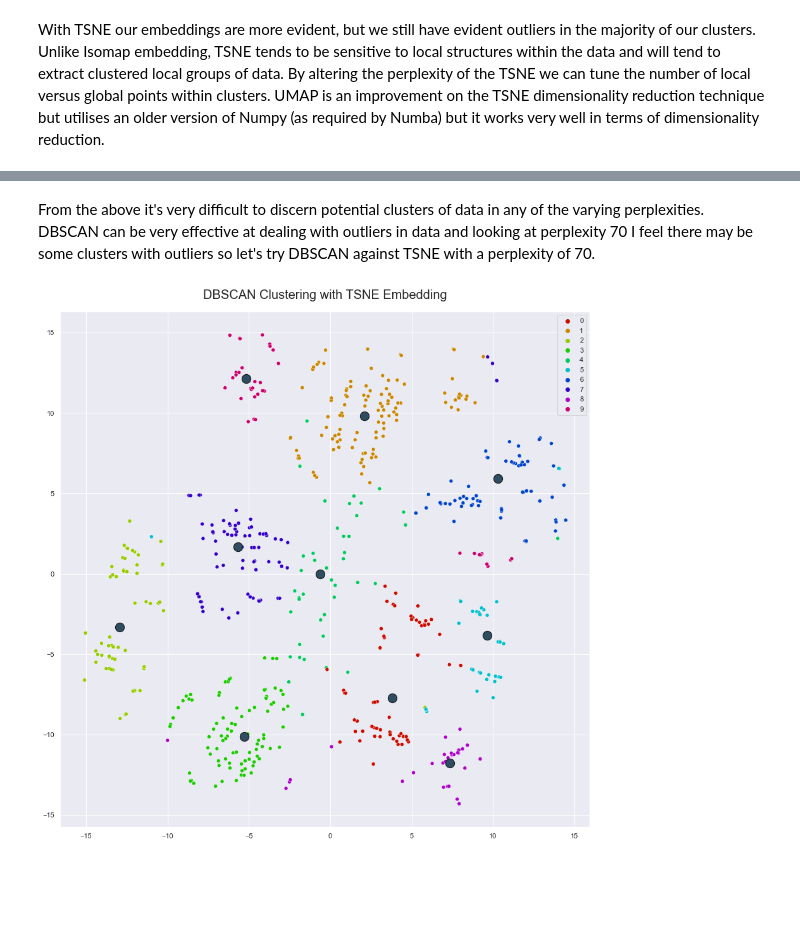
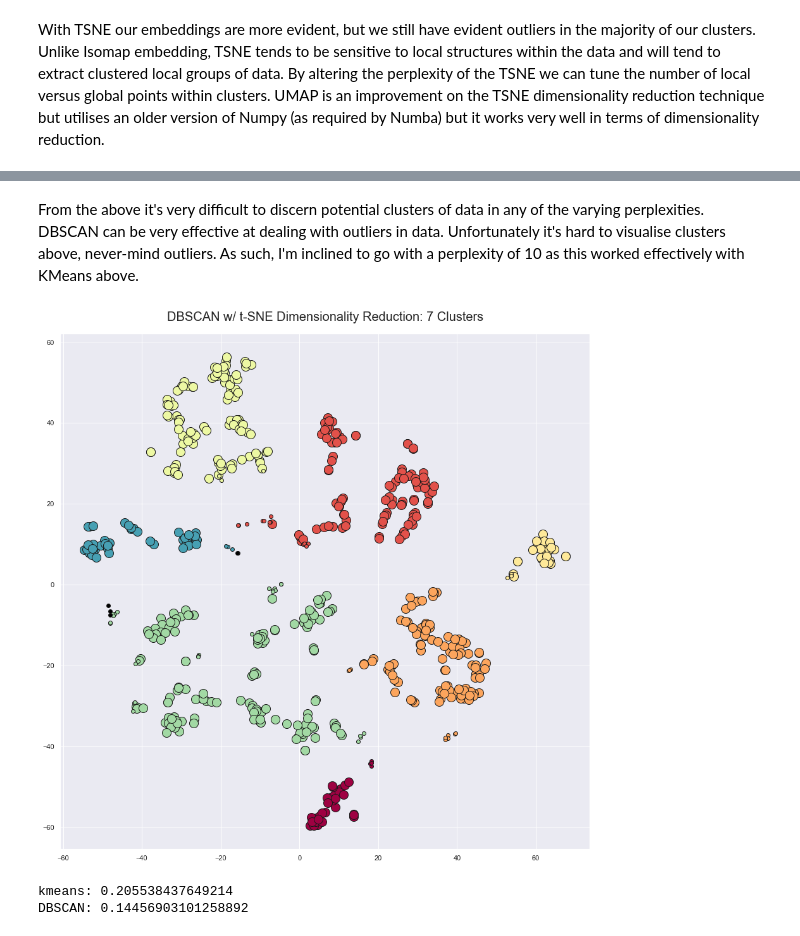
Before and after one commit to darren-king/Clustering_And_Manifold_Learning, a Jupyter notebook: etivity3.ipynb, the cells around one changed output, grey strips where cells are left out. Drawn from its saved outputs; the diff is of its cells as text; code cells hidden in the pictures; blank space fills up the shorter version.

```diff
--- a/etivity3.ipynb
+++ b/etivity3.ipynb
@@ -325,2 +349,2 @@ for i, perplexity in enumerate(perplexity_list):
 # %% [markdown]
-From the above it's very difficult to discern potential clusters of data in any of the varying perplexities. DBSCAN can be very effective at dealing with outliers in data and looking at perplexity 70 I feel there may be some clusters with outliers so let's try DBSCAN against TSNE with a perplexity of 70.
+From the above it's very difficult to discern potential clusters of data in any of the varying perplexities. DBSCAN can be very effective at dealing with outliers in data. Unfortunately it's hard to visualise clusters above, never-mind outliers. As such, I'm inclined to go with a perplexity of 10 as this worked effectively with KMeans above.
@@ -346,10 +351,52 @@ embedded_centroids = embedded_data_and_centroids[-k:,:]
-# %%
-# Graphing our output
-sns.set(rc={"figure.figsize":(15,15)})
-palette = sns.hls_palette(len(set(labels)), l=0.4, s=1.0)
-sns.scatterplot(x=embedded_data[:,0], y=embedded_data[:,1], hue=labels, legend='full', palette=palette)
-sns.scatterplot(x=embedded_centroids[:,0], y=embedded_centroids[:,1], color="#2f4d61", s=200, marker="o", alpha=1, edgecolor='k')
-plt.title("DBSCAN Clustering with TSNE Embedding", pad=20, fontdict={'fontsize':20})
-plt.show()
-# %% [output]
-[figure, removed]
+# %%
+tsne = TSNE(n_components=2, perplexity=10)
+tsne_embedded_data = tsne.fit_transform(data)
+# %%
+# Using DBSCAN we have 2 hyper-parameters worth considering
+# eps - sets the radius that a cluster can look for neighbour points
+# min_samp defines the min number of points within the eps range required to qualify as a cluster
+# If min_samples is too small clusters from noise will form so set it to at least the number of features
+# in your data.
+
+# Create a model
+dbscan_model = DBSCAN(eps=10, min_samples=15).fit(tsne_embedded_data)
+# Create a numpy array of booleans based on the cluster labels - remember noisy samples are given the label -1 so false
+core_samples_mask = np.zeros_like(dbscan_model.labels_, dtype=bool)
+core_samples_mask[dbscan_model.core_sample_indices_] = True
+
+labels = dbscan_model.labels_
+
+n_clusters = len(set(labels)) - (1 if -1 in labels else 0)
+
+#Create a set of unique labels
+unique_labels = set(labels)
+colours = [cm.Spectral(each) for each in np.linspace(0,1,len(unique_labels))]
+
+for k, col in zip(unique_labels, colours):
+    if k == -1:
+        col = [0,0,0,1]
+    class_member_mask = labels == k
+
+    xy = tsne_embedded_data[class_member_mask & core_samples_mask]
+    plt.plot(
+        xy[:, 0],
+        xy[:, 1],
+        "o",
+        markerfacecolor=tuple(col),
+        markeredgecolor='k',
+        markersize=14,
+    )
+
+    xy = tsne_embedded_data[class_member_mask & ~core_samples_mask]
+    plt.plot(
+        xy[:, 0],
+        xy[:, 1],
+        "o",
+        markerfacecolor=tuple(col),
+        markeredgecolor='k',
+        markersize=6,
+    )
+plt.title("DBSCAN w/ t-SNE Dimensionality Reduction: " + str(n_clusters) + " Clusters", pad=20, fontdict={'fontsize':20})
+plt.show()
+# %% [output]
+[figure, added]
@@ -355,0 +406,6 @@ plt.show()
+# %%
+print('kmeans: {}'.format(silhouette_score(data, kmeans_model.labels_, metric='euclidean')))
+print('DBSCAN: {}'.format(silhouette_score(data, dbscan_model.labels_, metric='cosine')))
+# %% [output]
+kmeans: 0.205538437649214
+DBSCAN: 0.14456903101258892
```
Also changed, not shown: parts of 16 cells of this notebook.
